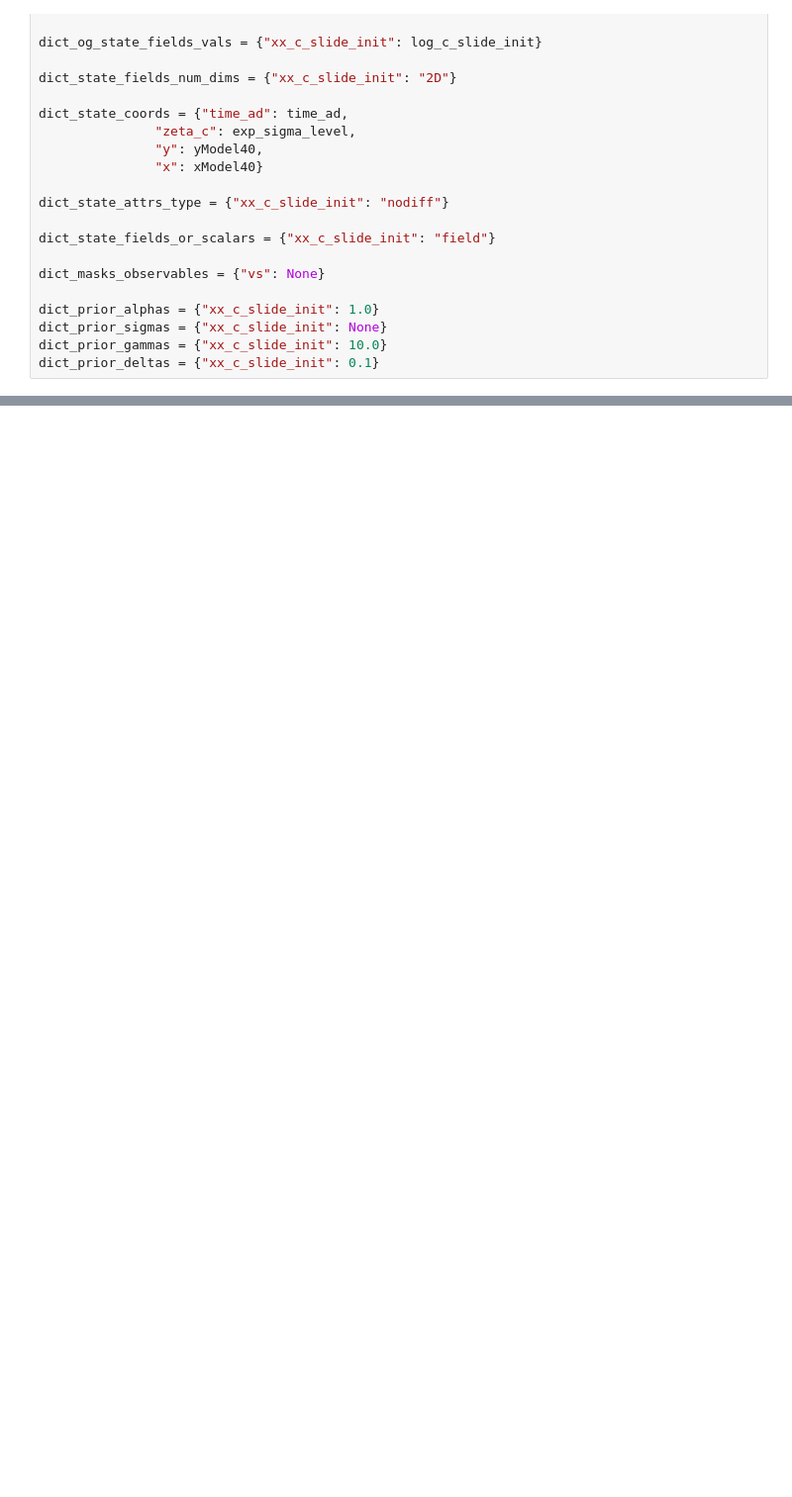
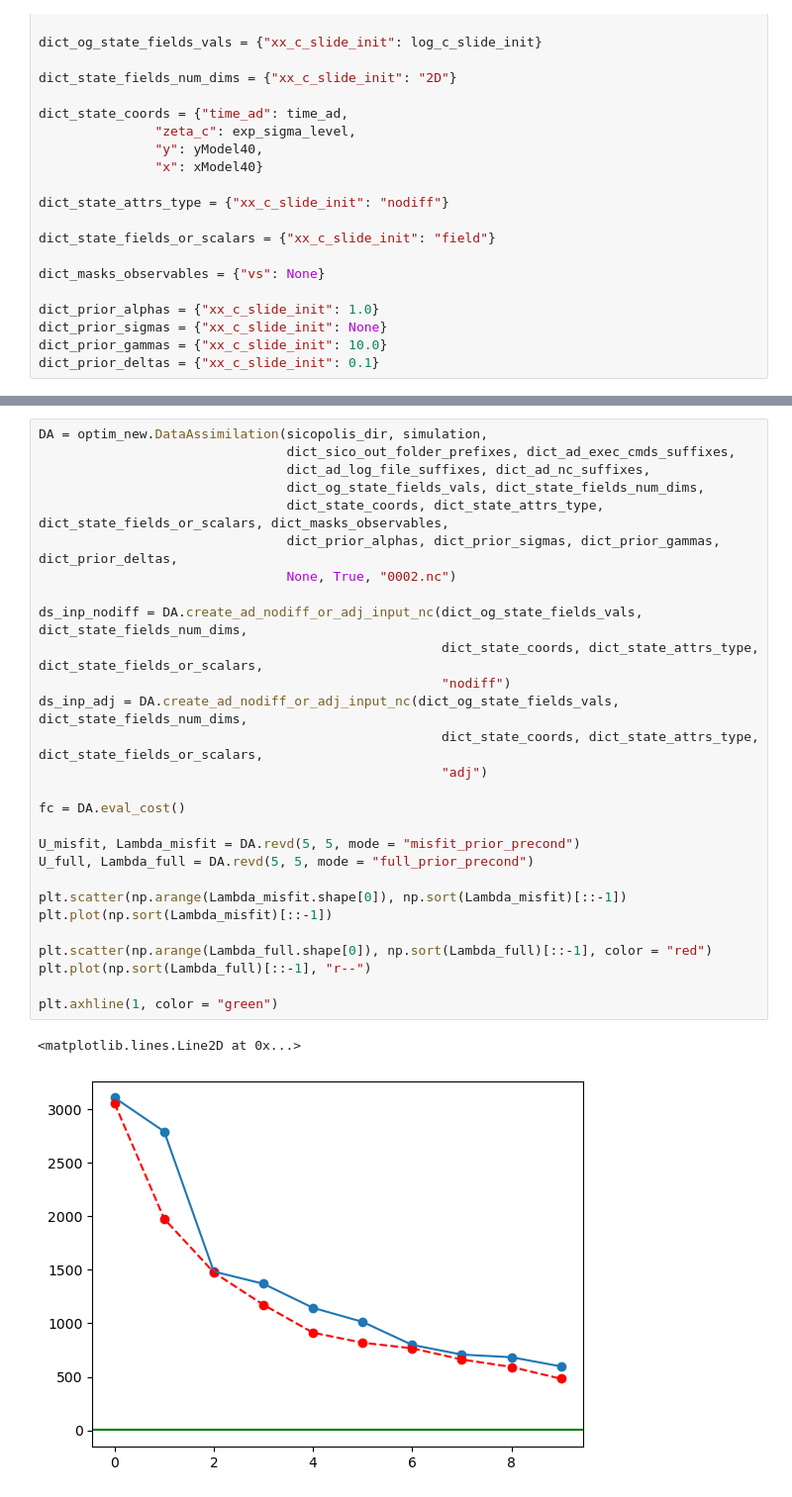
Before and after one commit to Shreyas911/pySICOPOLIS, a Jupyter notebook: examples/optim_tuneCS.ipynb, the cells around one changed output, grey strips where cells are left out. Shown at 99% size. Drawn from its saved outputs; the diff is of its cells as text; blank space fills up the shorter version.

Commit message:
Testing the optim features for tuneCS setup.

```diff
--- a/examples/optim_tuneCS.ipynb
+++ b/examples/optim_tuneCS.ipynb
@@ -68,3 +91,34 @@ dict_prior_deltas = {"xx_c_slide_init": 0.1}
+# %%
+DA = optim_new.DataAssimilation(sicopolis_dir, simulation,
+                                dict_sico_out_folder_prefixes, dict_ad_exec_cmds_suffixes,
+                                dict_ad_log_file_suffixes, dict_ad_nc_suffixes,
+                                dict_og_state_fields_vals, dict_state_fields_num_dims,
+                                dict_state_coords, dict_state_attrs_type, dict_state_fields_or_scalars, dict_masks_observables,
+                                dict_prior_alphas, dict_prior_sigmas, dict_prior_gammas, dict_prior_deltas,
+                                None, True, "0002.nc")
+
+ds_inp_nodiff = DA.create_ad_nodiff_or_adj_input_nc(dict_og_state_fields_vals, dict_state_fields_num_dims,
+                                                    dict_state_coords, dict_state_attrs_type, dict_state_fields_or_scalars,
+                                                    "nodiff")
+ds_inp_adj = DA.create_ad_nodiff_or_adj_input_nc(dict_og_state_fields_vals, dict_state_fields_num_dims,
+                                                    dict_state_coords, dict_state_attrs_type, dict_state_fields_or_scalars,
+                                                    "adj")
+
+fc = DA.eval_cost()
+
+U_misfit, Lambda_misfit = DA.revd(5, 5, mode = "misfit_prior_precond")
+U_full, Lambda_full = DA.revd(5, 5, mode = "full_prior_precond")
+
+plt.scatter(np.arange(Lambda_misfit.shape[0]), np.sort(Lambda_misfit)[::-1])
+plt.plot(np.sort(Lambda_misfit)[::-1])
+
+plt.scatter(np.arange(Lambda_full.shape[0]), np.sort(Lambda_full)[::-1], color = "red")
+plt.plot(np.sort(Lambda_full)[::-1], "r--")
+
+plt.axhline(1, color = "green")
+# %% [output]
+<matplotlib.lines.Line2D at 0x...>
+[figure, added]
 # %%
 DA = optim_new.DataAssimilation(sicopolis_dir, simulation,
                                 dict_sico_out_folder_prefixes, dict_ad_exec_cmds_suffixes,
```
Also changed, not shown: parts of 13 cells of this notebook.
